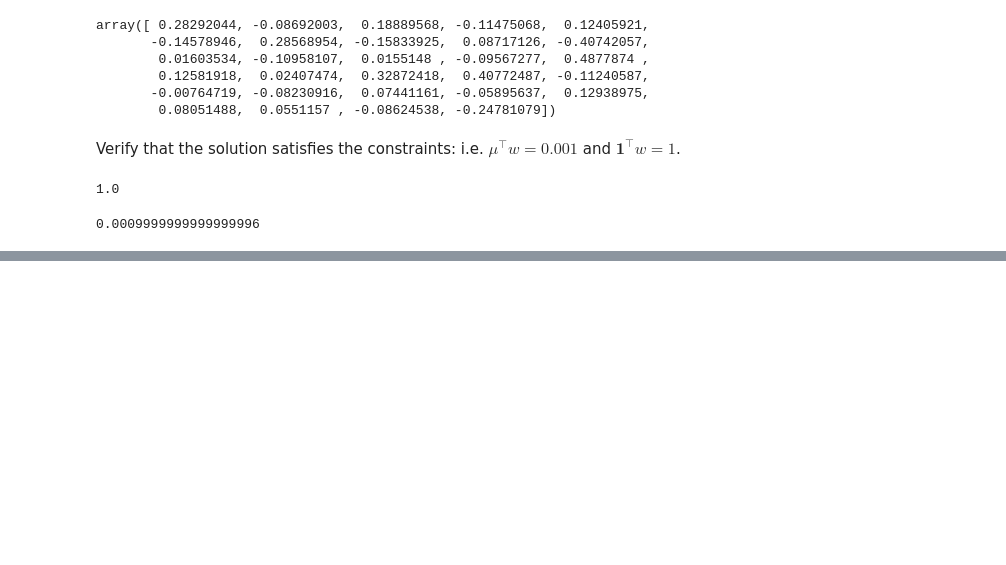
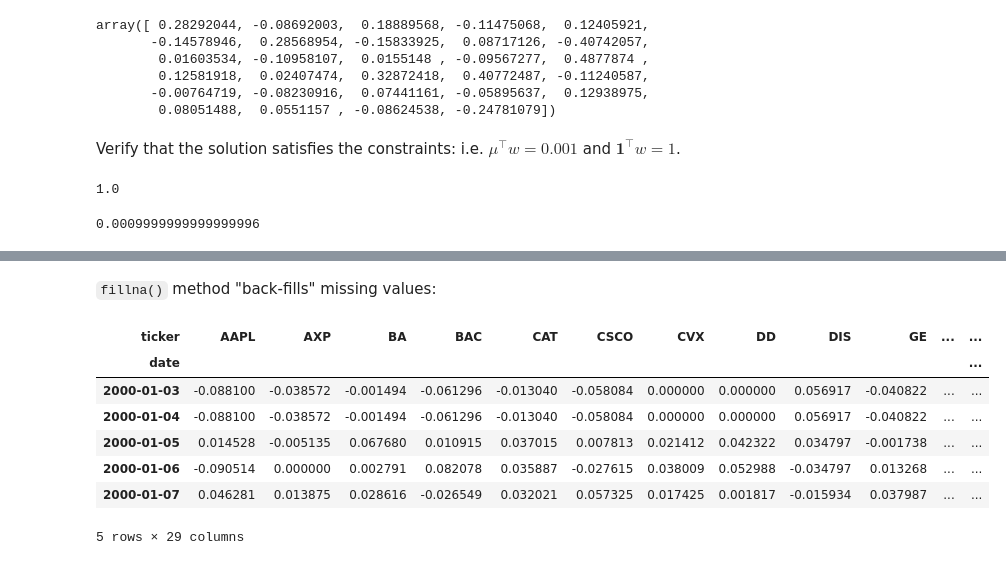
Before and after one commit to jcvdav/Spring2019, a Jupyter notebook: lecture-notes/12-Optimizing-Stock-Portfolio-Allocation.ipynb, the cells around one changed output, grey strips where cells are left out. Cells and saved outputs as stored; diff of their text form; code cells hidden in the pictures; blank space fills up the shorter version.

```diff
--- a/lecture-notes/12-Optimizing-Stock-Portfolio-Allocation.ipynb
+++ b/lecture-notes/12-Optimizing-Stock-Portfolio-Allocation.ipynb
@@ -520,0 +544,13 @@ earned = np.dot(logret.fillna(method='bfill').values, w.value)
+# %% [markdown]
+`fillna()` method "back-fills" missing values:
+# %%
+logret.fillna(method='bfill').head()
+# %% [output]
+| ticker | AAPL | AXP | BA | BAC | CAT | CSCO | CVX | DD | DIS | GE | ... | ... |
+| date |  |  |  |  |  |  |  |  |  |  |  | ... |
+| 2000-01-03 | -0.088100 | -0.038572 | -0.001494 | -0.061296 | -0.013040 | -0.058084 | 0.000000 | 0.000000 | 0.056917 | -0.040822 | ... | ... |
+| 2000-01-04 | -0.088100 | -0.038572 | -0.001494 | -0.061296 | -0.013040 | -0.058084 | 0.000000 | 0.000000 | 0.056917 | -0.040822 | ... | ... |
+| 2000-01-05 | 0.014528 | -0.005135 | 0.067680 | 0.010915 | 0.037015 | 0.007813 | 0.021412 | 0.042322 | 0.034797 | -0.001738 | ... | ... |
+| 2000-01-06 | -0.090514 | 0.000000 | 0.002791 | 0.082078 | 0.035887 | -0.027615 | 0.038009 | 0.052988 | -0.034797 | 0.013268 | ... | ... |
+| 2000-01-07 | 0.046281 | 0.013875 | 0.028616 | -0.026549 | 0.032021 | 0.057325 | 0.017425 | 0.001817 | -0.015934 | 0.037987 | ... | ... |
+5 rows × 29 columns
```
Also changed, not shown: parts of 17 cells of this notebook.
